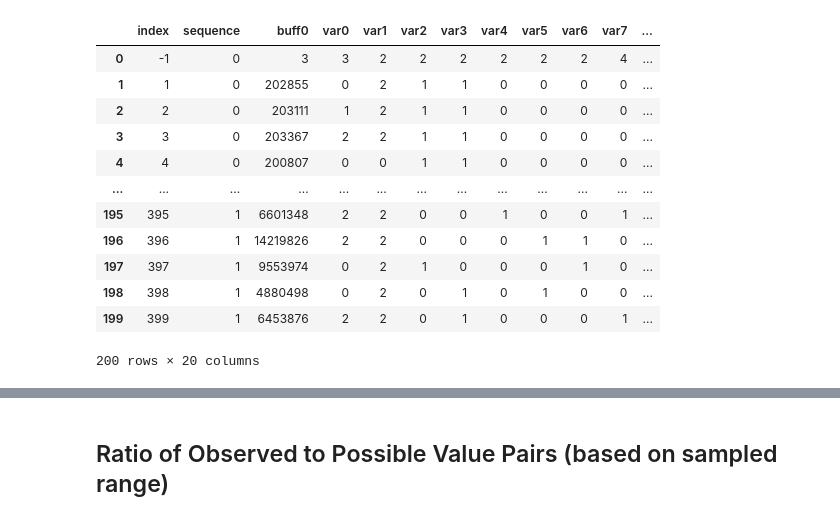
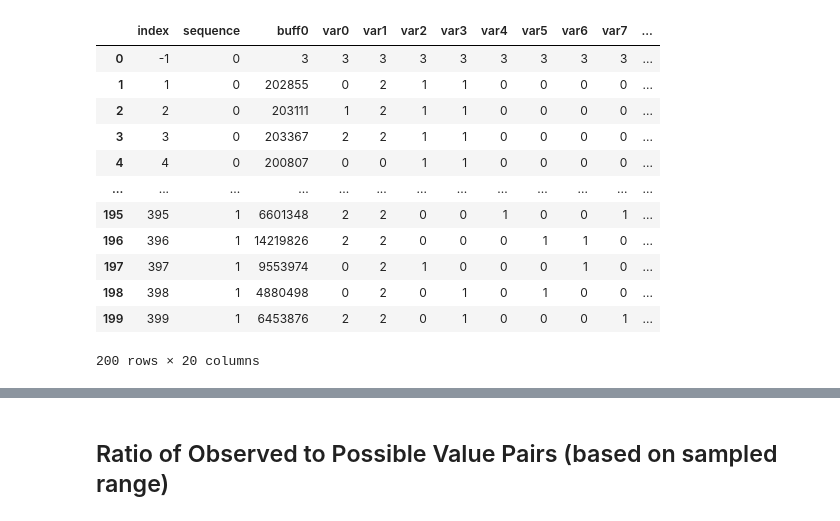
Before and after one commit to ThatGuyIKnow/parallel-scorpion, a Jupyter notebook: experiments/2025-04-10-closed_lists/state_analytics.ipynb, the cells around one changed output, grey strips where cells are left out. Saved outputs shown, nothing was run; the diff lists cells and outputs as text; code cells hidden in the pictures.

```diff
--- a/experiments/2025-04-10-closed_lists/state_analytics.ipynb
+++ b/experiments/2025-04-10-closed_lists/state_analytics.ipynb
@@ -33,10 +33,16 @@ def read_states_domain(exp_data: pathlib.PosixPath):
     return dfs
 # %%
 example =   read_states_domain(pathlib.Path('./data/2025-04-20-A-state_extraction'))[0]
+
+example.loc[0, "var0"] = example.loc[0, "buff0"]
+for i in range(13):
+    example.loc[0, f"var{i+1}"] = example.loc[0, f"var{i}"]
+
+example['var13'] = example['var13'].astype(int)
 example
 # %% [output]
 |  | index | sequence | buff0 | var0 | var1 | var2 | var3 | var4 | var5 | var6 | var7 | ... |
-| 0 | -1 | 0 | 3 | 3 | 2 | 2 | 2 | 2 | 2 | 2 | 4 | ... |
+| 0 | -1 | 0 | 3 | 3 | 3 | 3 | 3 | 3 | 3 | 3 | 3 | ... |
 | 1 | 1 | 0 | 202855 | 0 | 2 | 1 | 1 | 0 | 0 | 0 | 0 | ... |
 | 2 | 2 | 0 | 203111 | 1 | 2 | 1 | 1 | 0 | 0 | 0 | 0 | ... |
 | 3 | 3 | 0 | 203367 | 2 | 2 | 1 | 1 | 0 | 0 | 0 | 0 | ... |
```
Also changed, not shown: parts of 27 cells of this notebook, 32 other files.
